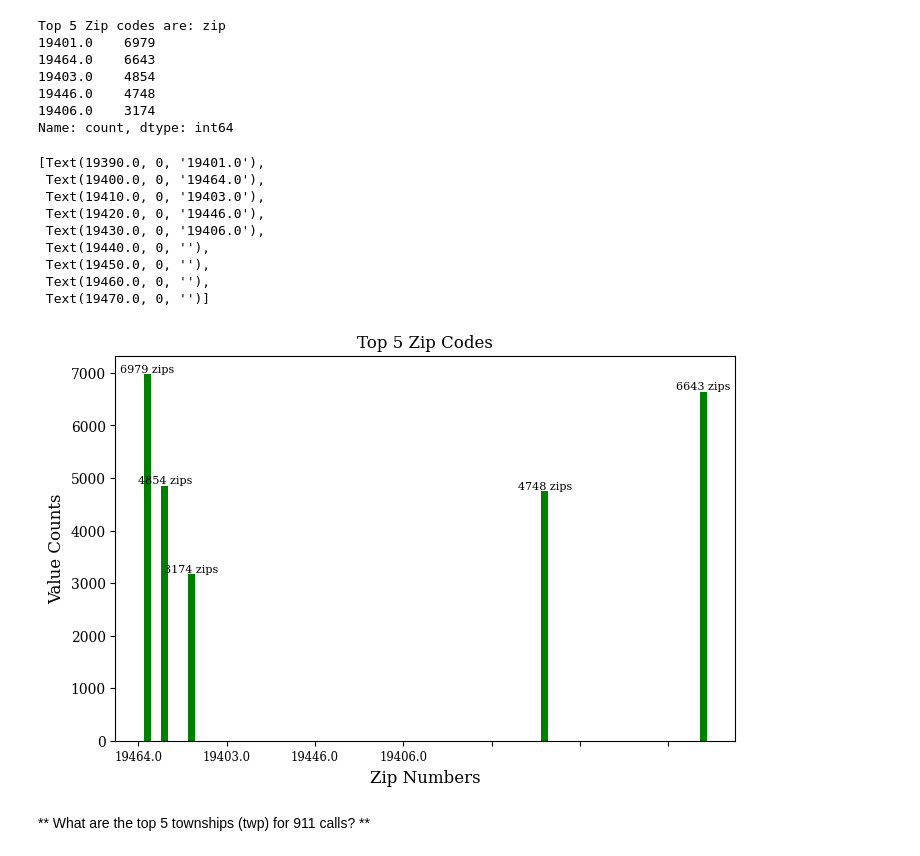
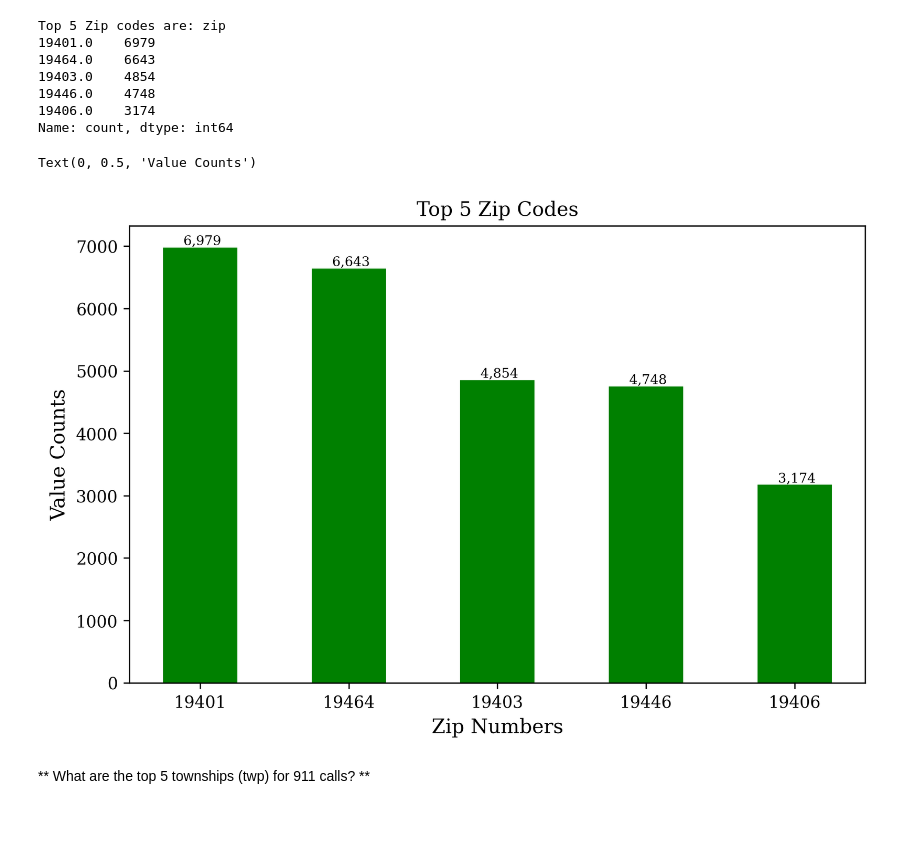
Before and after one commit to doubleyoushinamide/Capstone_Projects, a Jupyter notebook: 911_call_center_data/01-911 Calls Data Capstone Project.ipynb, the cells around one changed output. Saved outputs shown, nothing was run; the diff lists cells and outputs as text; code cells hidden in the pictures; blank space fills up the shorter version.

```diff
--- a/911_call_center_data/01-911 Calls Data Capstone Project.ipynb
+++ b/911_call_center_data/01-911 Calls Data Capstone Project.ipynb
@@ -127,34 +117,26 @@ Top 5 Zip codes are: zip
 Name: count, dtype: int64
 # %%
 fig, ax = plt.subplots(figsize = (8,5))
-bars = ax.bar(top_zips.index, top_zips.values, color = 'green')
+bars = ax.bar(top_zips.index.astype(int).astype(str), top_zips.values, color = 'green', width=0.5)
 #props
 plt.rcParams.update({'font.family': 'serif',
                     'font.size': 10,
                     'axes.labelsize': 12,
                     'axes.titlesize': 12,
-                    'figure.dpi': 100})
+                    'figure.dpi': 300})
 add_labels = lambda x: ax.text(
     x.get_x() + x.get_width()/2,
     x.get_height(),
-    f'{x.get_height()} zips',
+    f'{x.get_height(): ,}',
     ha = 'center', va = 'bottom', fontsize = 8
 )
 
 list(map(add_labels, bars))
 ax.set_title('Top 5 Zip Codes')
 ax.set_xlabel('Zip Numbers')
 ax.set_ylabel('Value Counts')
-ax.set_xticklabels(top_zips.index, ha = 'center')
+#ax.set_xticklabels(top_zips.index, ha = 'center')
 # %% [output]
-[Text(19390.0, 0, '19401.0'),
- Text(19400.0, 0, '19464.0'),
- Text(19410.0, 0, '19403.0'),
- Text(19420.0, 0, '19446.0'),
- Text(19430.0, 0, '19406.0'),
- Text(19440.0, 0, ''),
- Text(19450.0, 0, ''),
- Text(19460.0, 0, ''),
- Text(19470.0, 0, '')]
+Text(0, 0.5, 'Value Counts')
-[figure, old version]
+[figure, new version]
 # %%
```
Also changed, not shown: parts of 19 cells of this notebook.
